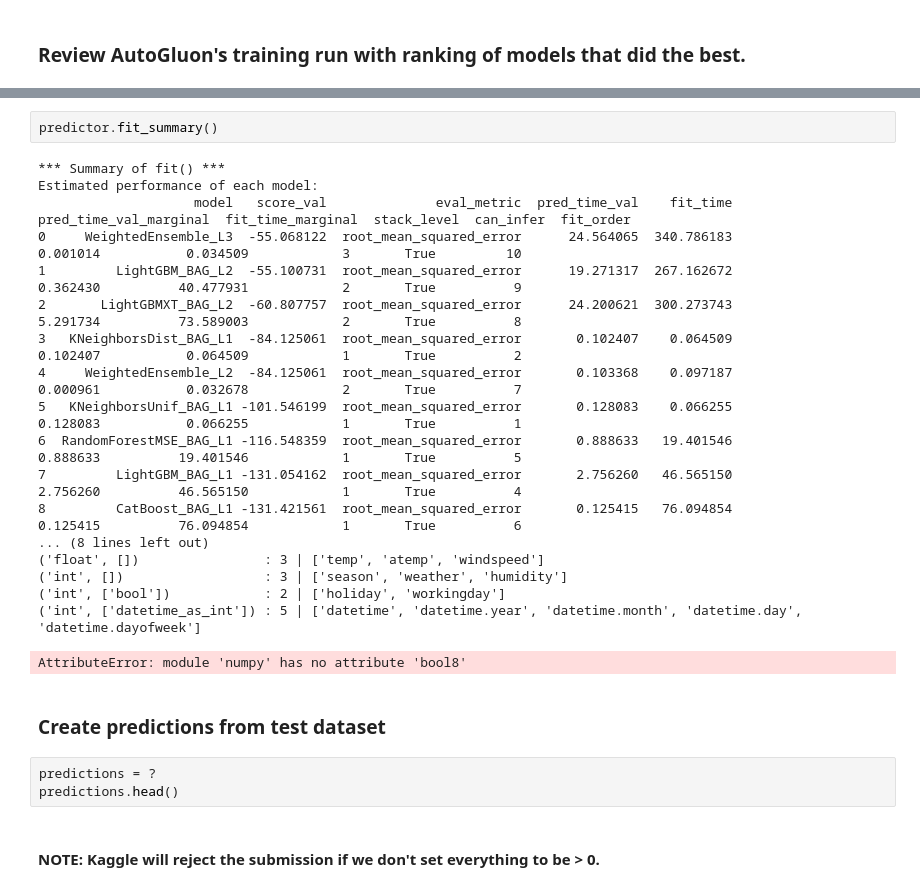
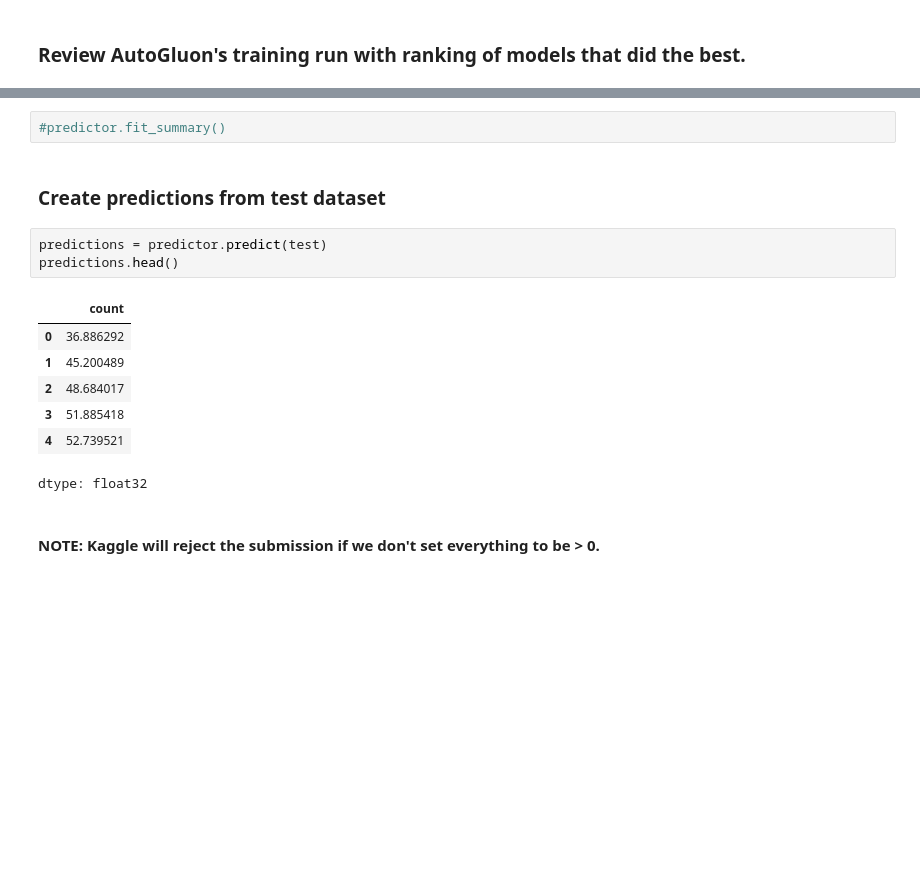
Before and after one commit to florabelas1/cd0385-project-starter, a Jupyter notebook: project/project-template.ipynb, the cells around one changed output, grey strips where cells are left out. Saved outputs shown, nothing was run; the diff lists cells and outputs as text; blank space fills up the shorter version.

```diff
--- a/project/project-template.ipynb
+++ b/project/project-template.ipynb
@@ -309,29 +275,18 @@ predictor.leaderboard(silent=True)
-# %%
-predictor.fit_summary()
-# %% [output]
-*** Summary of fit() ***
-Estimated performance of each model:
-                    model   score_val              eval_metric  pred_time_val    fit_time  pred_time_val_marginal  fit_time_marginal  stack_level  can_infer  fit_order
-0     WeightedEnsemble_L3  -55.068122  root_mean_squared_error      24.564065  340.786183                0.001014           0.034509            3       True         10
-1         LightGBM_BAG_L2  -55.100731  root_mean_squared_error      19.271317  267.162672                0.362430          40.477931            2       True          9
-2       LightGBMXT_BAG_L2  -60.807757  root_mean_squared_error      24.200621  300.273743                5.291734          73.589003            2       True          8
-3   KNeighborsDist_BAG_L1  -84.125061  root_mean_squared_error       0.102407    0.064509                0.102407           0.064509            1       True          2
-4     WeightedEnsemble_L2  -84.125061  root_mean_squared_error       0.103368    0.097187                0.000961           0.032678            2       True          7
-5   KNeighborsUnif_BAG_L1 -101.546199  root_mean_squared_error       0.128083    0.066255                0.128083           0.066255            1       True          1
-6  RandomForestMSE_BAG_L1 -116.548359  root_mean_squared_error       0.888633   19.401546                0.888633          19.401546            1       True          5
-7         LightGBM_BAG_L1 -131.054162  root_mean_squared_error       2.756260   46.565150                2.756260          46.565150            1       True          4
-8         CatBoost_BAG_L1 -131.421561  root_mean_squared_error       0.125415   76.094854                0.125415          76.094854            1       True          6
-... (8 lines left out)
-('float', [])                : 3 | ['temp', 'atemp', 'windspeed']
-('int', [])                  : 3 | ['season', 'weather', 'humidity']
-('int', ['bool'])            : 2 | ['holiday', 'workingday']
-('int', ['datetime_as_int']) : 5 | ['datetime', 'datetime.year', 'datetime.month', 'datetime.day', 'datetime.dayofweek']
-AttributeError: module 'numpy' has no attribute 'bool8'
+# %%
+#predictor.fit_summary()
 # %% [markdown]
 ### Create predictions from test dataset
 # %%
-predictions = ?
+predictions = predictor.predict(test)
 predictions.head()
+# %% [output]
+|  | count |
+| 0 | 36.886292 |
+| 1 | 45.200489 |
+| 2 | 48.684017 |
+| 3 | 51.885418 |
+| 4 | 52.739521 |
+dtype: float32
 # %% [markdown]
 #### NOTE: Kaggle will reject the submission if we don't set everything to be > 0.
 # %%
```
Also changed, not shown: parts of 17 cells of this notebook.
